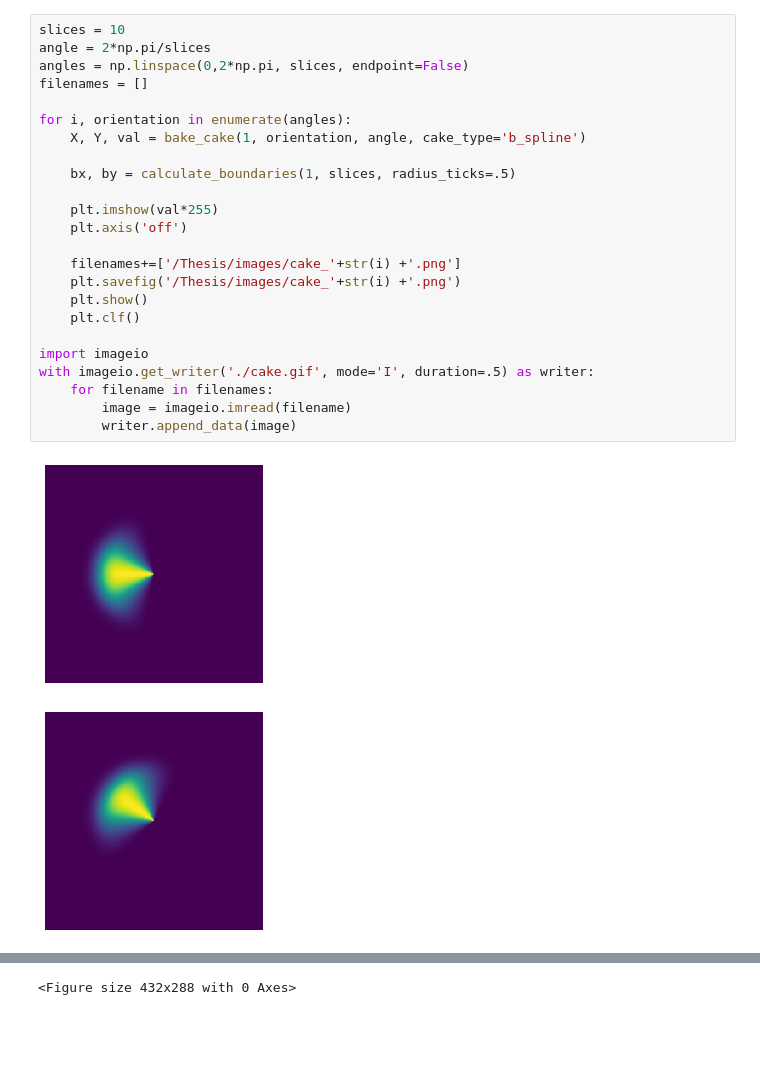
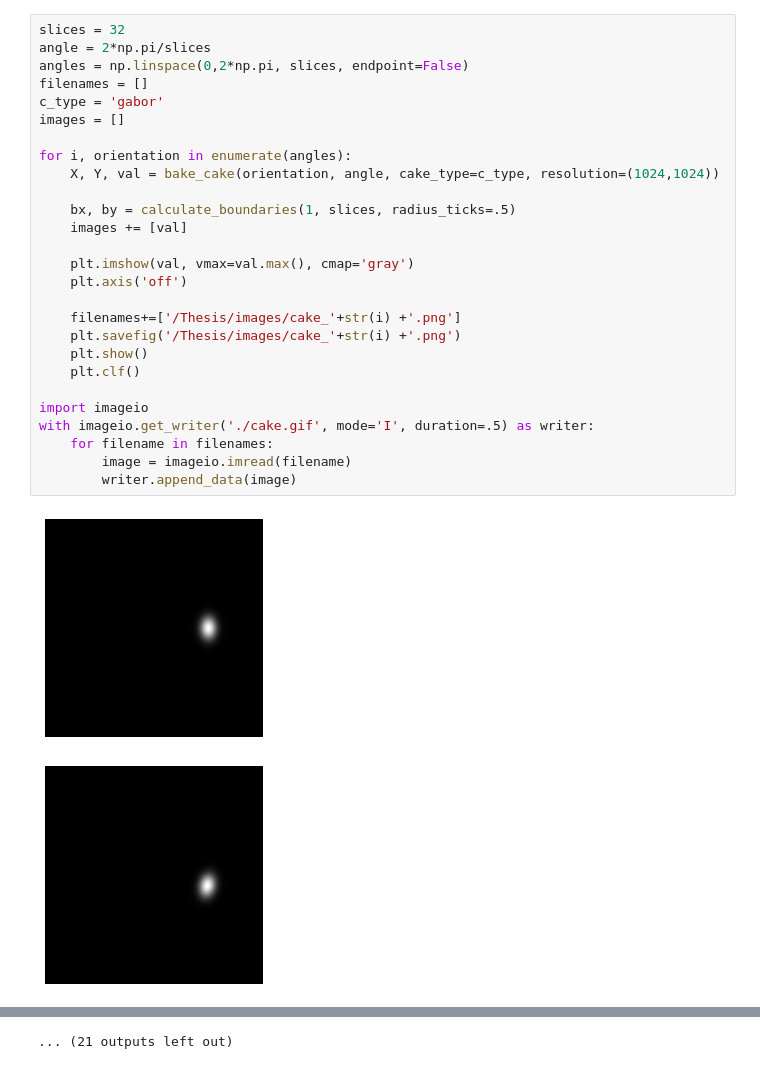
Before and after one commit to ChasevdG/Thesis, a Jupyter notebook: cake.ipynb, the cells around one changed output, grey strips where cells are left out. Drawn from its saved outputs; the diff is of its cells as text; blank space fills up the shorter version.

Commit message:
Added Gabor and other wavelets

```diff
--- a/cake.ipynb
+++ b/cake.ipynb
@@ -128,27 +247,30 @@ def transform_radial_to_cartesian(rad, ang, degrees=False):
 # %%
-slices = 10
+slices = 32
 angle = 2*np.pi/slices
 angles = np.linspace(0,2*np.pi, slices, endpoint=False)
 filenames = []
+c_type = 'gabor'
+images = []
 
 for i, orientation in enumerate(angles):
-    X, Y, val = bake_cake(1, orientation, angle, cake_type='b_spline')
+    X, Y, val = bake_cake(orientation, angle, cake_type=c_type, resolution=(1024,1024))
 
     bx, by = calculate_boundaries(1, slices, radius_ticks=.5)
+    images += [val]
 
-    plt.imshow(val*255)
+    plt.imshow(val, vmax=val.max(), cmap='gray')
     plt.axis('off')
 
     filenames+=['/Thesis/images/cake_'+str(i) +'.png']
     plt.savefig('/Thesis/images/cake_'+str(i) +'.png')
     plt.show()
     plt.clf()
 
 import imageio
 with imageio.get_writer('./cake.gif', mode='I', duration=.5) as writer:
     for filename in filenames:
         image = imageio.imread(filename)
         writer.append_data(image)
 # %% [output]
-[figure, old version]
+[figure, new version]
-[figure, old version]
+[figure, new version]
@@ -163 +287 @@ with imageio.get_writer('./cake.gif', mode='I', duration=.5) as writer:
-<Figure size 432x288 with 0 Axes>
+... (21 outputs left out)
```
Also changed, not shown: parts of 5 cells of this notebook, 1 other file.
